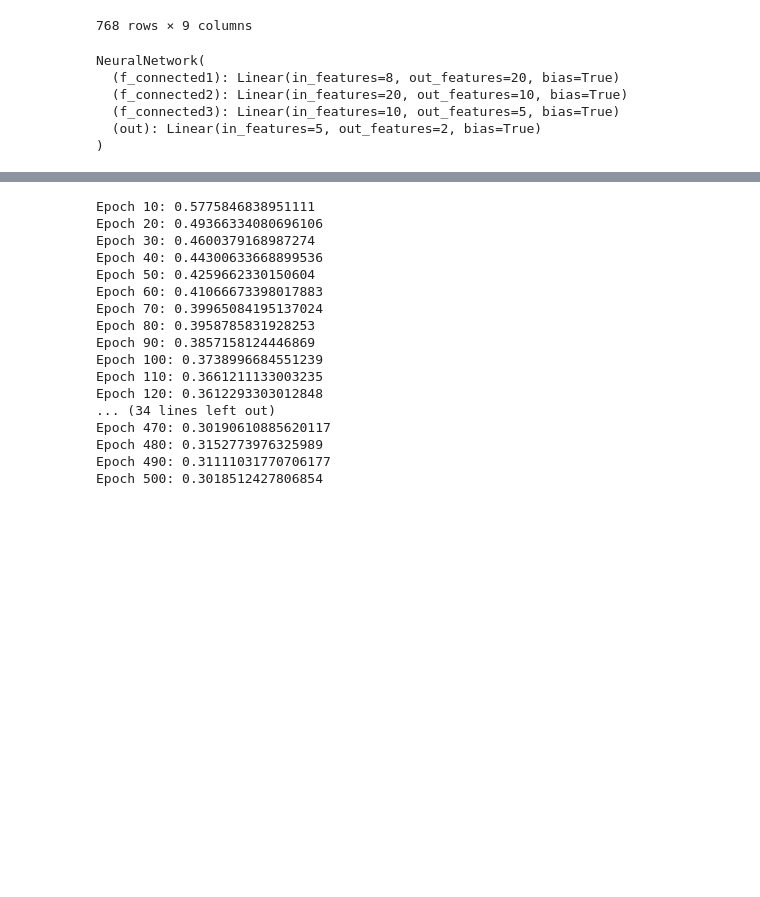
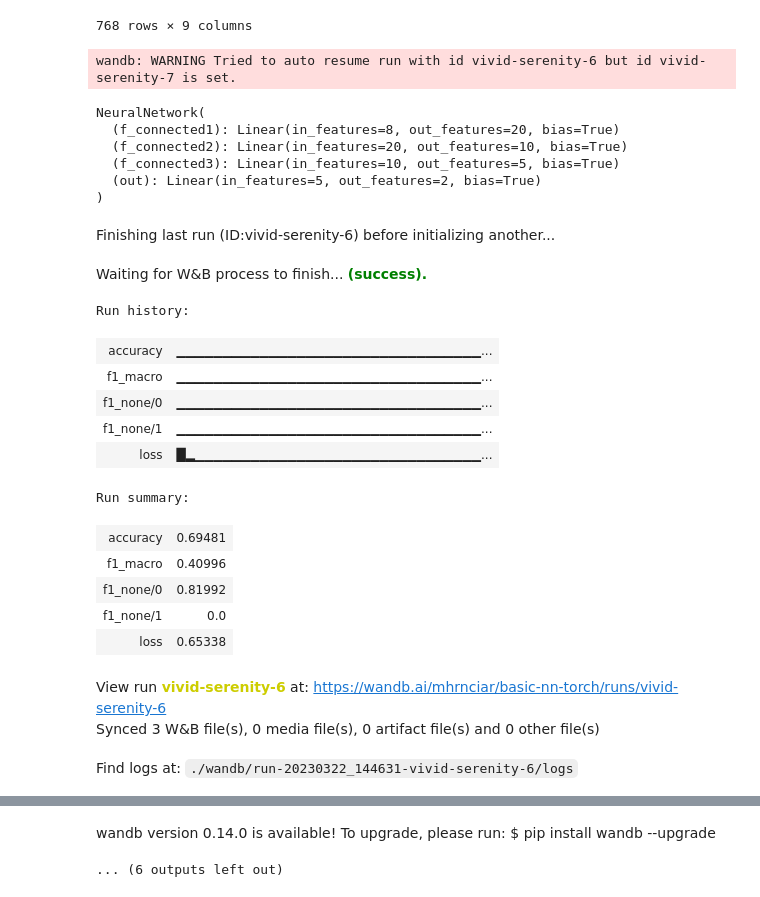
Before and after one commit to martinkatkovcin/NSIETE_Pima_Indians_Diabetes, a Jupyter notebook: torch.ipynb, the cells around one changed output, grey strips where cells are left out. Saved outputs shown, nothing was run; the diff lists cells and outputs as text; code cells hidden in the pictures; blank space fills up the shorter version.

Commit message:
Added logging using wandb

```diff
--- a/torch.ipynb
+++ b/torch.ipynb
@@ -46,29 +47,53 @@ y_test = torch.LongTensor(y_test)
 # %%
 class NeuralNetwork(nn.Module):
     def __init__(self, input_features=8, hidden1=20, hidden2=10, hidden3= 5, out_features=2):
         super().__init__()
         self.f_connected1 = nn.Linear(input_features, hidden1)
         self.f_connected2 = nn.Linear(hidden1, hidden2)
         self.f_connected3 = nn.Linear(hidden2, hidden3)
         self.out = nn.Linear(hidden3, out_features)
 
     def forward(self,x):
         x = F.relu(self.f_connected1(x))
         x = F.relu(self.f_connected2(x))
         x = F.relu(self.f_connected3(x))
         x = self.out(x)
 
         return x
 
 model = NeuralNetwork()
 print(model)
 
+config = {'lr': 0.01, 'epochs': 500}
+
 loss_fn = nn.CrossEntropyLoss()
-optimizer = torch.optim.Adam(model.parameters(), lr=0.01)
+optimizer = torch.optim.Adam(model.parameters(), lr=config['lr'])
+
+run = wandb.init(project="basic-nn-torch", id="vivid-serenity-7", resume=True)
+wandb.config.update(config)
+wandb.watch(model)
 # %% [output]
-NeuralNetwork(
-  (f_connected1): Linear(in_features=8, out_features=20, bias=True)
-  (f_connected2): Linear(in_features=20, out_features=10, bias=True)
-  (f_connected3): Linear(in_features=10, out_features=5, bias=True)
-  (out): Linear(in_features=5, out_features=2, bias=True)
-)
+wandb: WARNING Tried to auto resume run with id vivid-serenity-6 but id vivid-serenity-7 is set.
+NeuralNetwork(
+  (f_connected1): Linear(in_features=8, out_features=20, bias=True)
+  (f_connected2): Linear(in_features=20, out_features=10, bias=True)
+  (f_connected3): Linear(in_features=10, out_features=5, bias=True)
+  (out): Linear(in_features=5, out_features=2, bias=True)
+)
+Finishing last run (ID:vivid-serenity-6) before initializing another...
+Waiting for W&B process to finish... (success).
+Run history:
+| accuracy | ▁▁▁▁▁▁▁▁▁▁▁▁▁▁▁▁▁▁▁▁▁▁▁▁▁▁▁▁▁▁▁▁▁... |
+| f1_macro | ▁▁▁▁▁▁▁▁▁▁▁▁▁▁▁▁▁▁▁▁▁▁▁▁▁▁▁▁▁▁▁▁▁... |
+| f1_none/0 | ▁▁▁▁▁▁▁▁▁▁▁▁▁▁▁▁▁▁▁▁▁▁▁▁▁▁▁▁▁▁▁▁▁... |
+| f1_none/1 | ▁▁▁▁▁▁▁▁▁▁▁▁▁▁▁▁▁▁▁▁▁▁▁▁▁▁▁▁▁▁▁▁▁... |
+| loss | █▂▁▁▁▁▁▁▁▁▁▁▁▁▁▁▁▁▁▁▁▁▁▁▁▁▁▁▁▁▁▁▁... |
+Run summary:
+| accuracy | 0.69481 |
+| f1_macro | 0.40996 |
+| f1_none/0 | 0.81992 |
+| f1_none/1 | 0.0 |
+| loss | 0.65338 |
+View run vivid-serenity-6 at: https://wandb.ai/mhrnciar/basic-nn-torch/runs/vivid-serenity-6
+Synced 3 W&B file(s), 0 media file(s), 0 artifact file(s) and 0 other file(s)
+Find logs at: ./wandb/run-20230322_144631-vivid-serenity-6/logs
@@ -75,34 +101,2 @@ NeuralNetwork(
+wandb version 0.14.0 is available! To upgrade, please run: $ pip install wandb --upgrade
+... (6 outputs left out)
-# %%
-epochs = 500
-final_losses = []
-
-for i in range(epochs):
-    i += 1
-    y_pred = model.forward(X_train)
-    loss = loss_fn(y_pred, y_train)
-    final_losses.append(loss)
-
-    if i % 10 == 0:
-        print(f'Epoch {i}: {loss.item()}')
-
-    optimizer.zero_grad()
-    loss.backward()
-    optimizer.step()
-# %% [output]
-Epoch 10: 0.5775846838951111
-Epoch 20: 0.49366334080696106
-Epoch 30: 0.4600379168987274
-Epoch 40: 0.44300633668899536
-Epoch 50: 0.4259662330150604
-Epoch 60: 0.41066673398017883
-Epoch 70: 0.39965084195137024
-Epoch 80: 0.3958785831928253
-Epoch 90: 0.3857158124446869
-Epoch 100: 0.3738996684551239
-Epoch 110: 0.3661211133003235
-Epoch 120: 0.3612293303012848
-... (34 lines left out)
-Epoch 470: 0.30190610885620117
-Epoch 480: 0.3152773976325989
-Epoch 490: 0.31111031770706177
-Epoch 500: 0.3018512427806854
```
Also changed, not shown: parts of 8 cells of this notebook, 2 other files.
